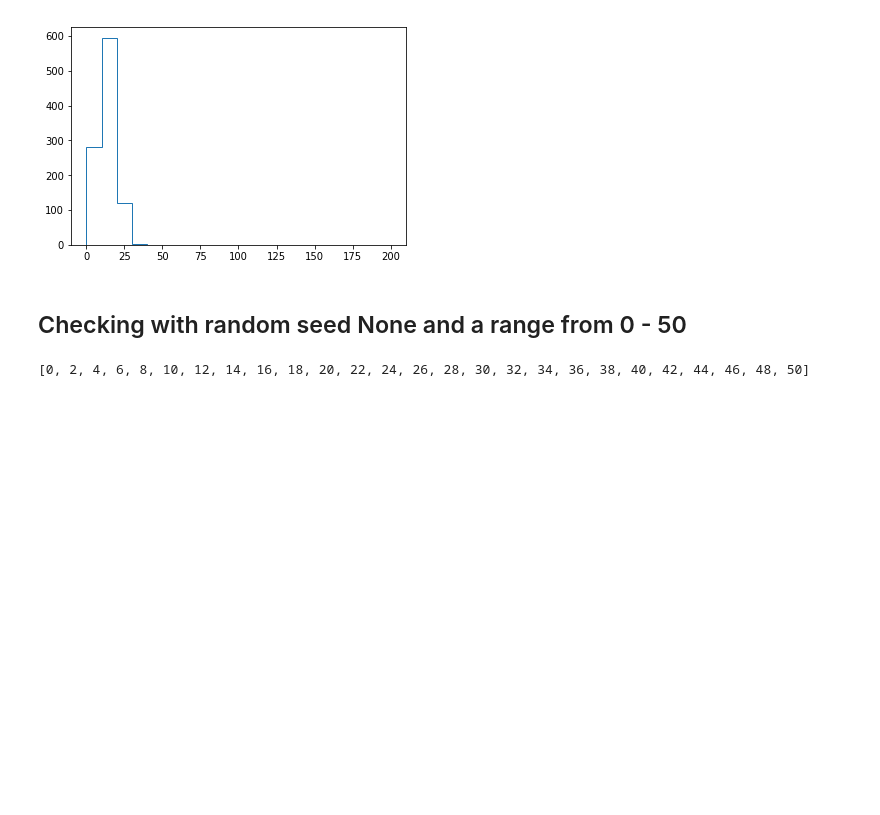
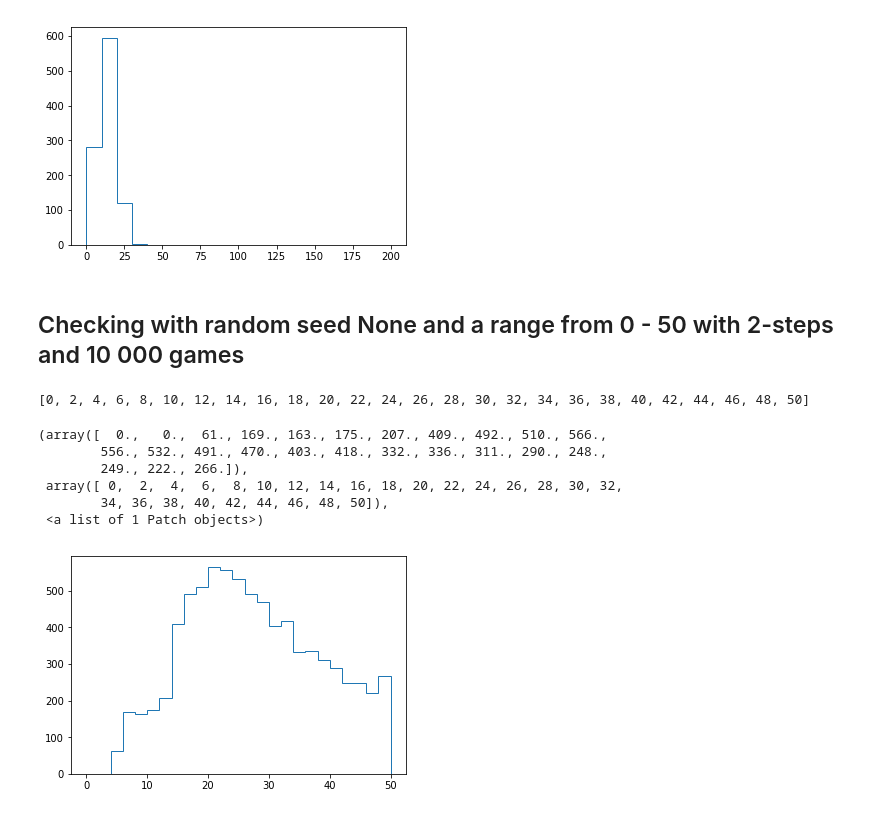
Before and after one commit to petterho/INF200-2019-Exersices, a Jupyter notebook: src/pa01/chutes_analysis.ipynb, the cells around one changed output. Cells and saved outputs as stored; diff of their text form; code cells hidden in the pictures; blank space fills up the shorter version.

Commit message:
Finished most of the histograms, cleanup and naming remaining

```diff
--- a/src/pa01/chutes_analysis.ipynb
+++ b/src/pa01/chutes_analysis.ipynb
@@ -63,13 +63,21 @@ plt.hist(list_eight_players, bins=list_for_bins, range=None, density=None, weigh
  <a list of 1 Patch objects>)
 [figure]
 # %% [markdown]
-## Checking with random seed None and a range from 0 - 50
+## Checking with random seed None and a range from 0 - 50 with 2-steps and 10 000 games
 # %%
 list_for_smaller_bins = [ value for value in range(0, 51, 2)]
 print(list_for_smaller_bins)
 # %% [output]
 [0, 2, 4, 6, 8, 10, 12, 14, 16, 18, 20, 22, 24, 26, 28, 30, 32, 34, 36, 38, 40, 42, 44, 46, 48, 50]
 # %%
-list_one_player = multi_game_experiment(1000, 1)
-plt.hist(list_one_player, bins=list_for_bins, range=None, density=None, weights=None, cumulative=False, bottom=None, histtype='step', align='mid', orientation='vertical', rwidth=None, log=False, color=None, label=None, stacked=False, normed=None, data=None)
+list_one_player = multi_game_experiment(10000, 1)
+plt.hist(list_one_player, bins=list_for_smaller_bins, range=None, density=None, weights=None, cumulative=False, bottom=None, histtype='step', align='mid', orientation='vertical', rwidth=None, log=False, color=None, label=None, stacked=False, normed=None, data=None)
+# %% [output]
+(array([  0.,   0.,  61., 169., 163., 175., 207., 409., 492., 510., 566.,
+        556., 532., 491., 470., 403., 418., 332., 336., 311., 290., 248.,
+        249., 222., 266.]),
+ array([ 0,  2,  4,  6,  8, 10, 12, 14, 16, 18, 20, 22, 24, 26, 28, 30, 32,
+        34, 36, 38, 40, 42, 44, 46, 48, 50]),
+ <a list of 1 Patch objects>)
+[figure, added]
 # %%
```
Also changed, not shown: parts of 3 cells of this notebook.
